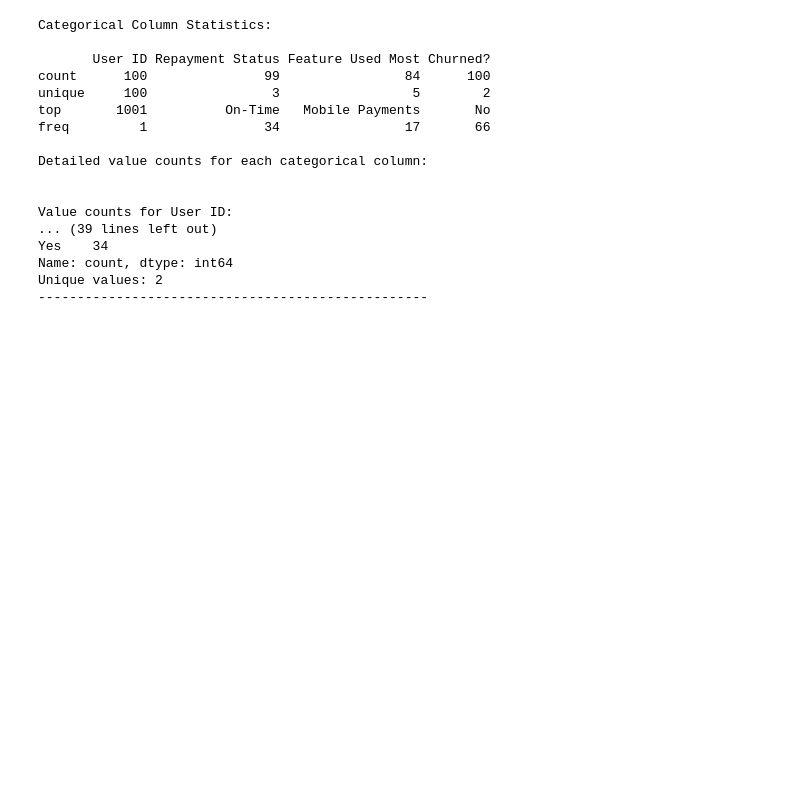
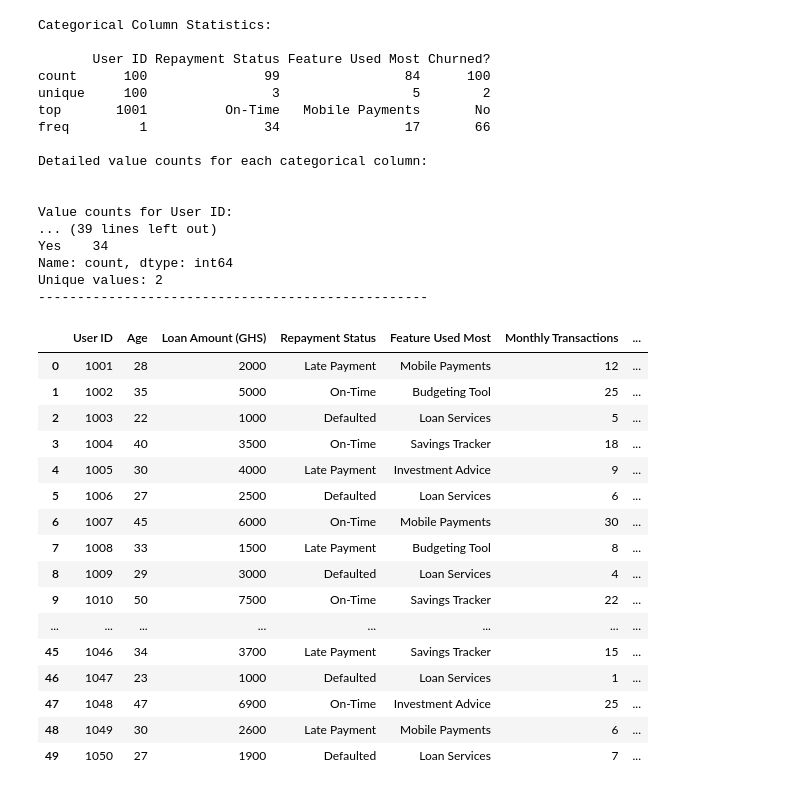
Before and after one commit to aquashie14/PaySwift-Ghana-Insights, a Jupyter notebook: Notebooks/PSG.ipynb, the cells around one changed output. Saved outputs shown, nothing was run; the diff lists cells and outputs as text; code cells hidden in the pictures; blank space fills up the shorter version.

```diff
--- a/Notebooks/PSG.ipynb
+++ b/Notebooks/PSG.ipynb
@@ -164,3 +164,35 @@ Yes    34
 Name: count, dtype: int64
 Unique values: 2
 --------------------------------------------------
+# %%
+# Handling missing values using condiitional imputation
+cond1 = (payswift_data['Feature Used Most'].isna()) & (payswift_data['Default Risk (1-5)'] >= 4)
+cond2 = (payswift_data['Feature Used Most'].isna()) & (payswift_data['Default Risk (1-5)'] <= 2) & (payswift_data['Monthly Transactions'] >= 15)
+cond3 = (payswift_data['Feature Used Most'].isna()) & (payswift_data['Default Risk (1-5)'] <= 2) & (payswift_data['Monthly Transactions'] < 10)
+cond4 = (payswift_data['Feature Used Most'].isna()) & (payswift_data['Default Risk (1-5)'] == 3) & (payswift_data['Churned?'] == 'Yes')
+
+payswift_data.loc[cond1, 'Feature Used Most'] = 'Loan Services'
+payswift_data.loc[cond2, 'Feature Used Most'] = 'Mobile Payments'
+payswift_data.loc[cond3, 'Feature Used Most'] = 'Budgeting Tool'
+payswift_data.loc[cond4, 'Feature Used Most'] = 'Savings Tracker'
+payswift_data['Feature Used Most'] = payswift_data['Feature Used Most'].fillna('Not Specified')
+# %%
+payswift_data.head(50)
+# %% [output]
+|  | User ID | Age | Loan Amount (GHS) | Repayment Status | Feature Used Most | Monthly Transactions | ... |
+| 0 | 1001 | 28 | 2000 | Late Payment | Mobile Payments | 12 | ... |
+| 1 | 1002 | 35 | 5000 | On-Time | Budgeting Tool | 25 | ... |
+| 2 | 1003 | 22 | 1000 | Defaulted | Loan Services | 5 | ... |
+| 3 | 1004 | 40 | 3500 | On-Time | Savings Tracker | 18 | ... |
+| 4 | 1005 | 30 | 4000 | Late Payment | Investment Advice | 9 | ... |
+| 5 | 1006 | 27 | 2500 | Defaulted | Loan Services | 6 | ... |
+| 6 | 1007 | 45 | 6000 | On-Time | Mobile Payments | 30 | ... |
+| 7 | 1008 | 33 | 1500 | Late Payment | Budgeting Tool | 8 | ... |
+| 8 | 1009 | 29 | 3000 | Defaulted | Loan Services | 4 | ... |
+| 9 | 1010 | 50 | 7500 | On-Time | Savings Tracker | 22 | ... |
+| ... | ... | ... | ... | ... | ... | ... | ... |
+| 45 | 1046 | 34 | 3700 | Late Payment | Savings Tracker | 15 | ... |
+| 46 | 1047 | 23 | 1000 | Defaulted | Loan Services | 1 | ... |
+| 47 | 1048 | 47 | 6900 | On-Time | Investment Advice | 25 | ... |
+| 48 | 1049 | 30 | 2600 | Late Payment | Mobile Payments | 6 | ... |
+| 49 | 1050 | 27 | 1900 | Defaulted | Loan Services | 7 | ... |
```
Also changed, not shown: parts of 3 cells of this notebook.
